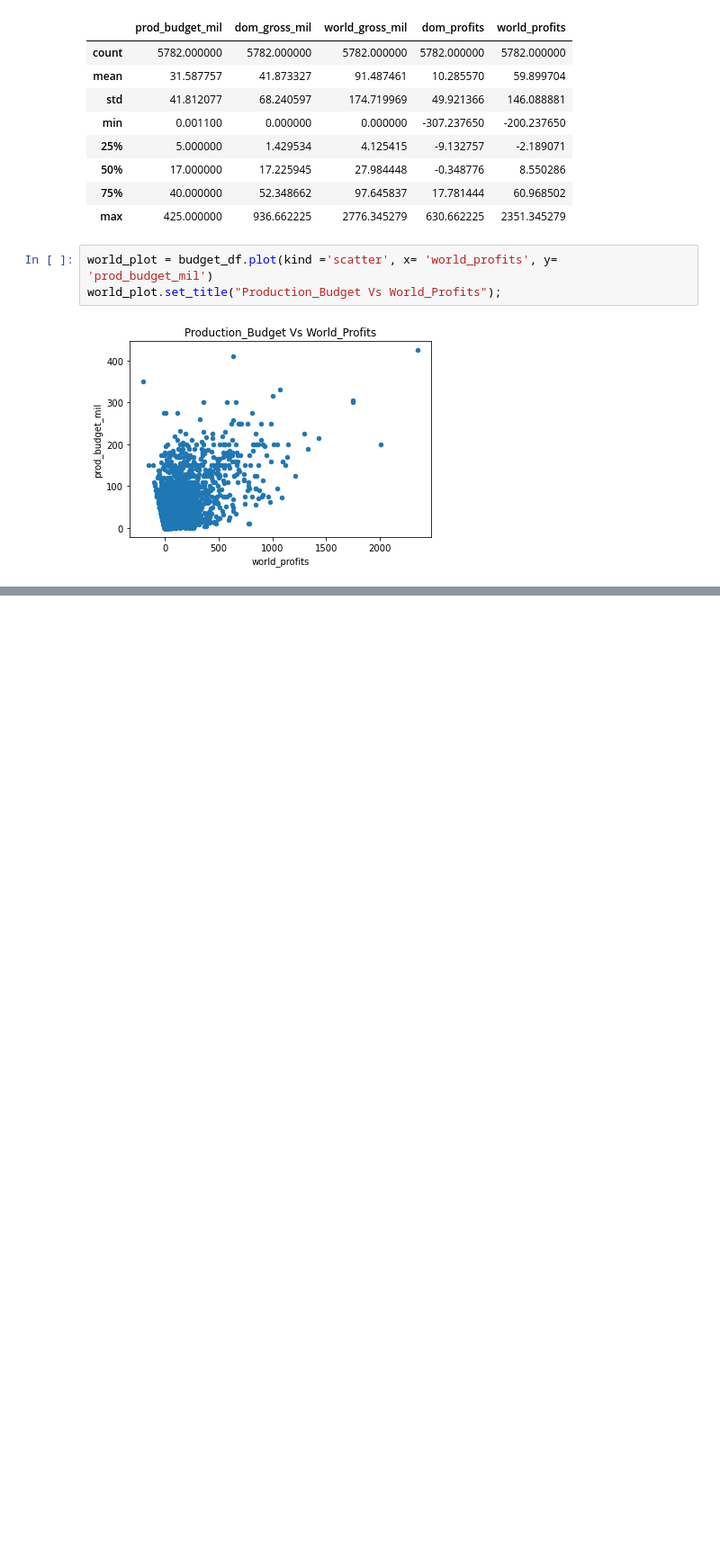
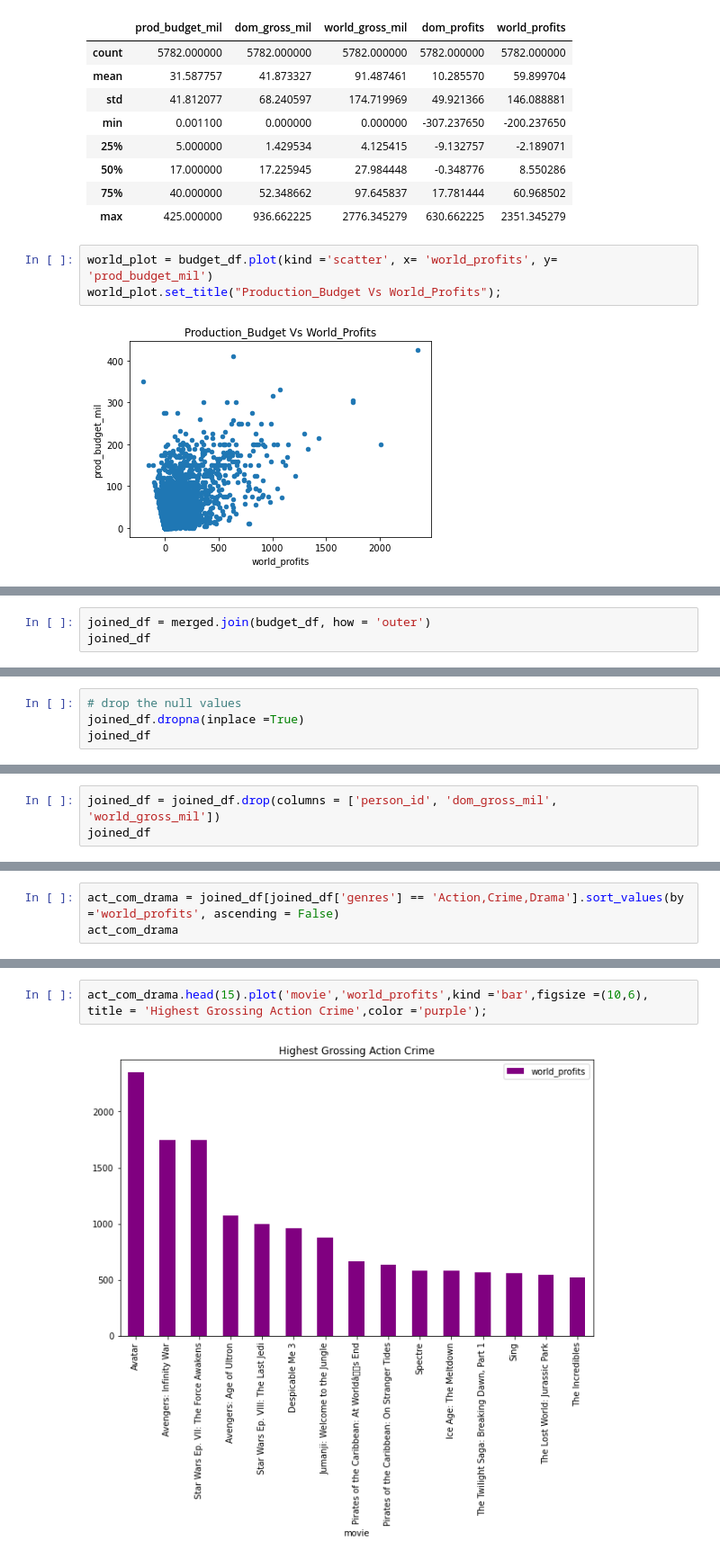
Before and after one commit to Opiyow/Project-v1, a Jupyter notebook: Marjorie Opiyo dsc_phase1_project.ipynb, the cells around one changed output, grey strips where cells are left out. Shown at 90% size. Saved outputs shown, nothing was run; the diff lists cells and outputs as text; blank space fills up the shorter version.

```diff
--- a/Marjorie Opiyo dsc_phase1_project.ipynb
+++ b/Marjorie Opiyo dsc_phase1_project.ipynb
@@ -283,0 +490,3 @@ DatabaseError: Execution failed on sql 'SELECT * FROM movie_basics;': file is no
+# %%
+joined_df = merged.join(budget_df, how = 'outer')
+joined_df
@@ -283,0 +560,4 @@ DatabaseError: Execution failed on sql 'SELECT * FROM movie_basics;': file is no
+# %%
+# drop the null values
+joined_df.dropna(inplace =True)
+joined_df
@@ -283,0 +599,3 @@ DatabaseError: Execution failed on sql 'SELECT * FROM movie_basics;': file is no
+# %%
+joined_df = joined_df.drop(columns = ['person_id', 'dom_gross_mil', 'world_gross_mil'])
+joined_df
@@ -283,0 +685,3 @@ DatabaseError: Execution failed on sql 'SELECT * FROM movie_basics;': file is no
+# %%
+act_com_drama = joined_df[joined_df['genres'] == 'Action,Crime,Drama'].sort_values(by ='world_profits', ascending = False)
+act_com_drama
@@ -283,0 +702,4 @@ DatabaseError: Execution failed on sql 'SELECT * FROM movie_basics;': file is no
+# %%
+act_com_drama.head(15).plot('movie','world_profits',kind ='bar',figsize =(10,6), title = 'Highest Grossing Action Crime',color ='purple');
+# %% [output]
+[figure, added]
```
Also changed, not shown: parts of 54 cells of this notebook.
